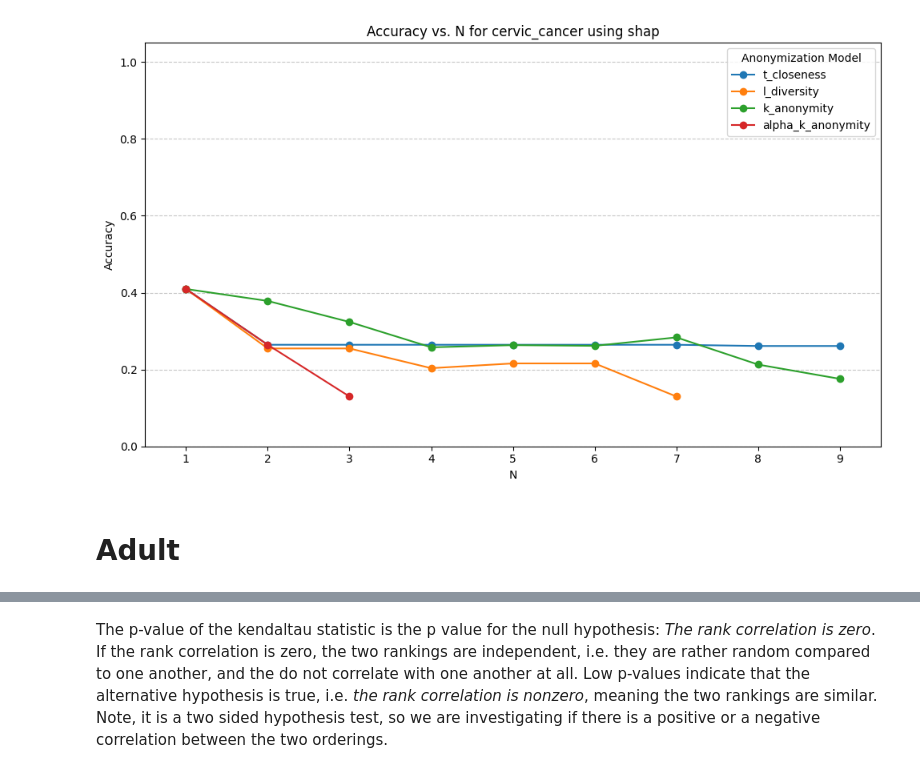
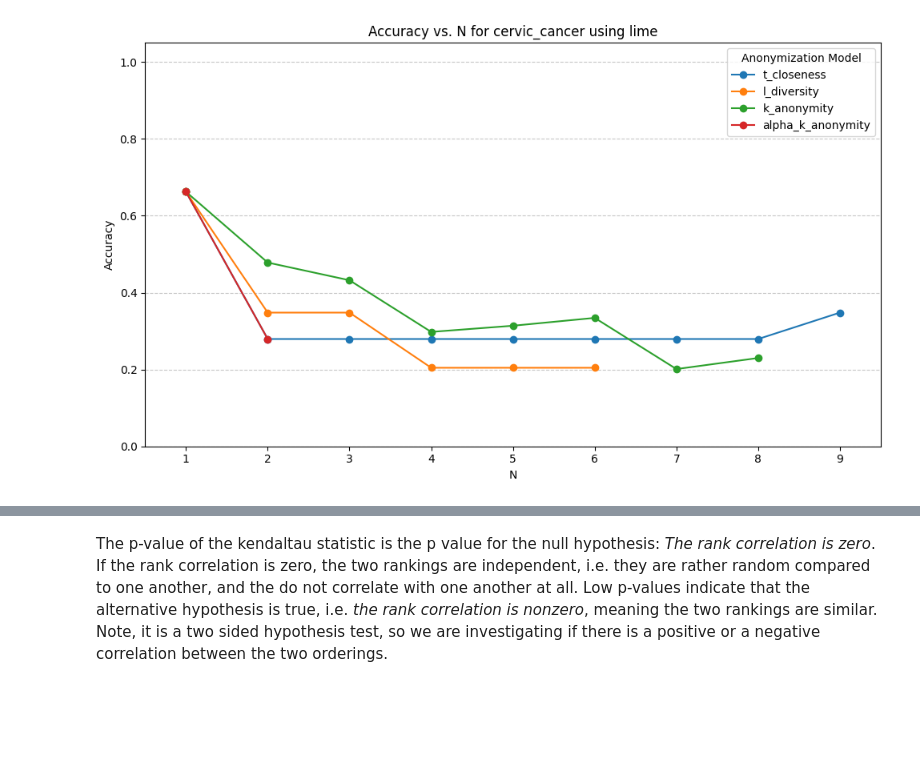
Before and after one commit to Zak9O/Masking-Effects-on-XAI-Techniques, a Jupyter notebook: notebooks/Comparison_Analysis.ipynb, the cells around one changed output, grey strips where cells are left out. Saved outputs shown, nothing was run; the diff lists cells and outputs as text; code cells hidden in the pictures; blank space fills up the shorter version.

```diff
--- a/notebooks/Comparison_Analysis.ipynb
+++ b/notebooks/Comparison_Analysis.ipynb
@@ -18,7 +28,5 @@ It does not make much sense to apply l diversity and alpha-k-anonymity to this d
 # %%
 cervic_cancer = plot_creator.Comparer("cervic_cancer", "..", [])
-cervic_cancer.plot_accuracy("shap")
+cervic_cancer.plot_accuracy("lime")
 # %% [output]
-[figure, old version]
+[figure, new version]
-# %% [markdown]
-# Adult
```
Also changed, not shown: parts of 28 cells of this notebook.
